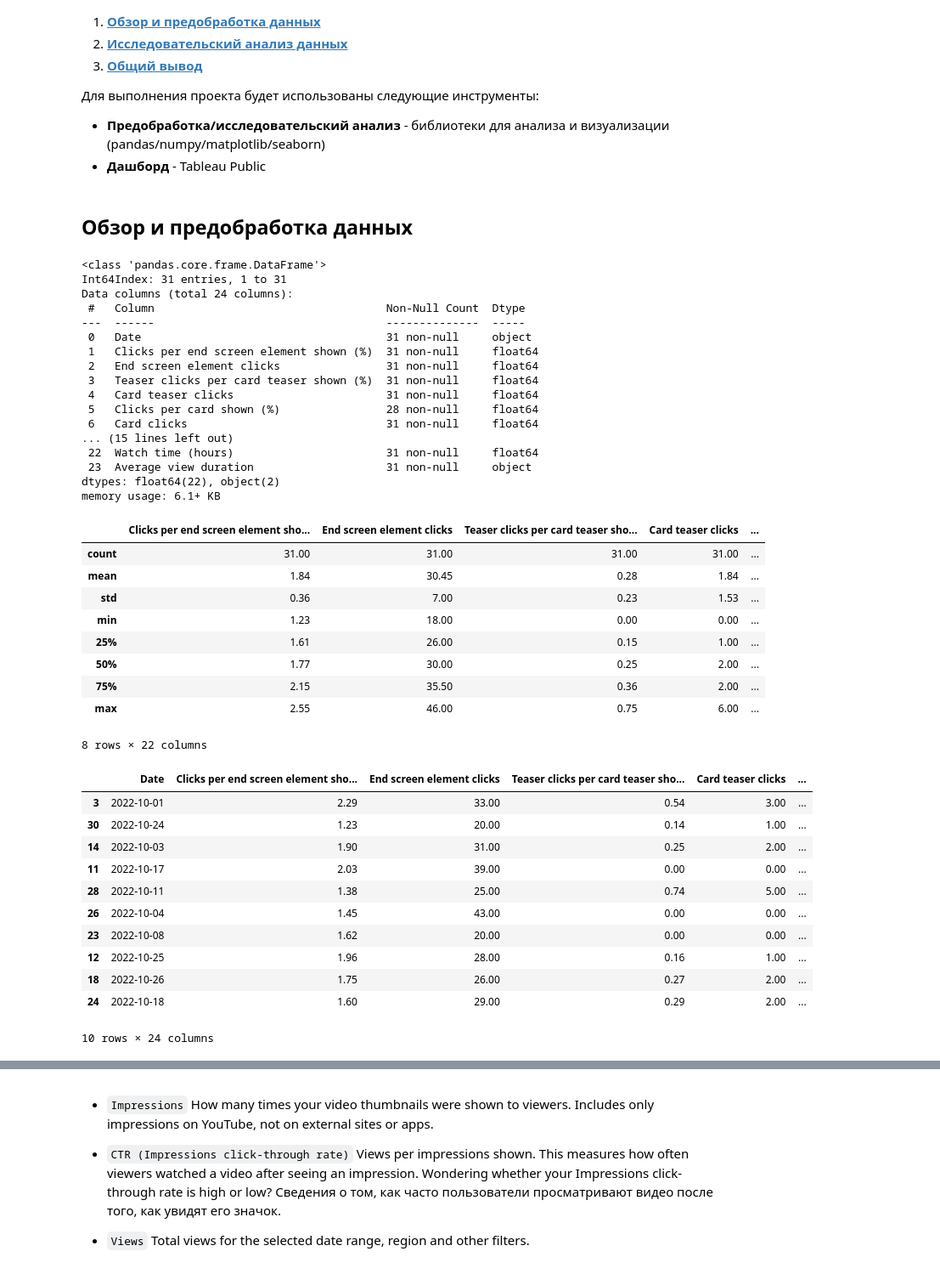
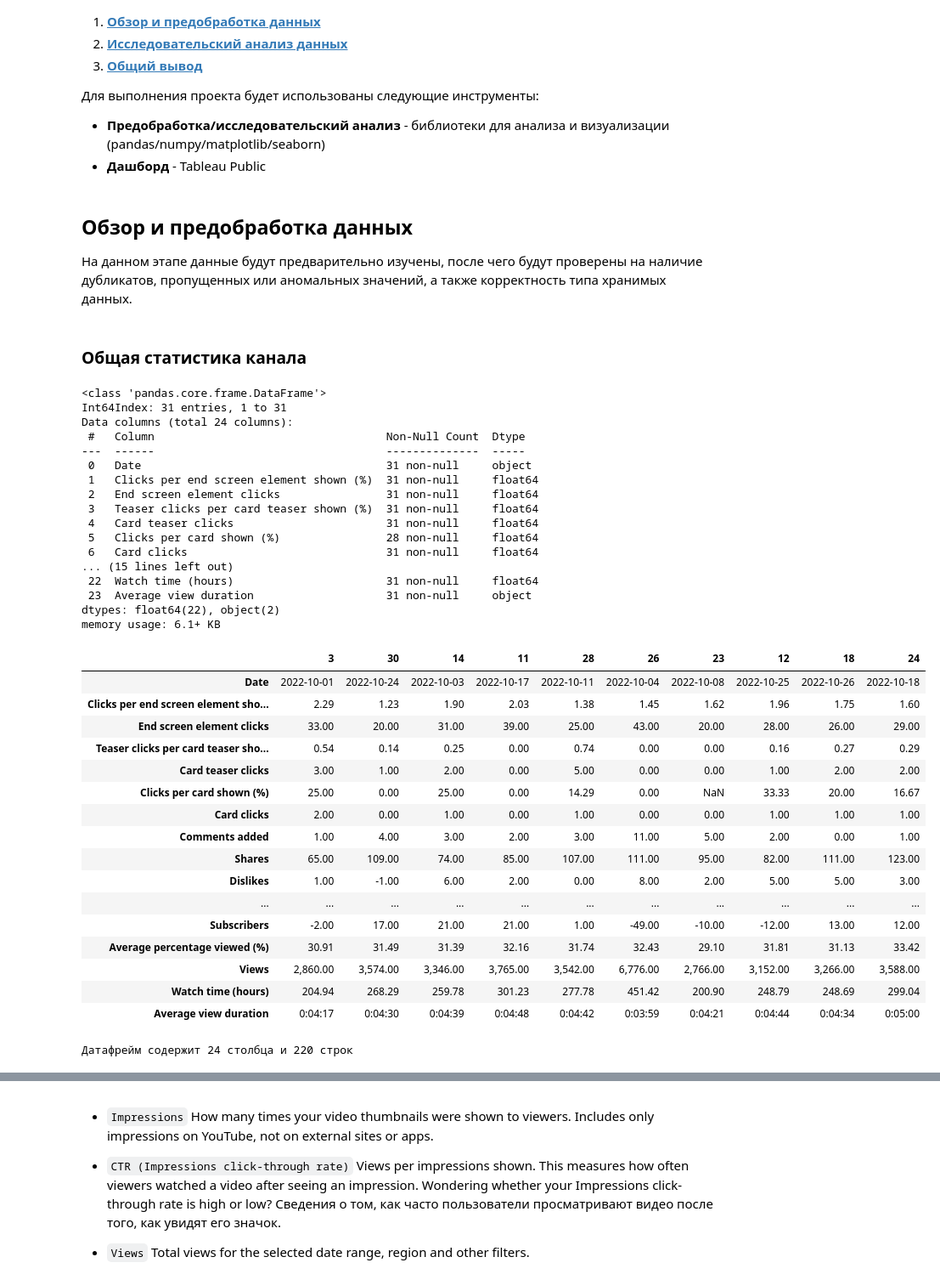
Before and after one commit to dmitry-filimonov/Pet-Projects, a Jupyter notebook: youtube_analytics/Анализ метрик AIDA для Youtube канала.ipynb, the cells around one changed output, grey strips where cells are left out. Shown at 85% size. Cells and saved outputs as stored; diff of their text form; code cells hidden in the pictures.

```diff
--- a/youtube_analytics/Untitled.ipynb
+++ b/youtube_analytics/Анализ метрик AIDA для Youtube канала.ipynb
@@ -24,6 +24,7 @@
 # %% [markdown]
 <a id='1'></a>
 ## Обзор и предобработка данных
+На данном этапе данные будут предварительно изучены, после чего будут проверены на наличие дубликатов, пропущенных или аномальных значений, а также корректность типа хранимых данных.
 # %%
 # импортируем библиотеки для работы с данными
 
@@ -45,52 +46,50 @@ plt.rcParams['figure.figsize'] = [15, 5]
 
 import os
 os.chdir('C:\\Users\\dmitr\\GitHub\\Pet-Projects\\datasets')
+# %% [markdown]
+### Общая статистика канала
 # %%
-# загружаем первый датафрейм (общая статистика канала), выводим общую информацию, описательную статистику 10 случайных строк
+# загружаем первый датафрейм (общая статистика канала), выводим общую информацию и 10 случайных строк
 # первая строка в сырых данных содержит итоги столбцов, исключим её из выгрузки
 
 overall = pd.read_excel('youtube_overall_october.xlsx').drop(index=0)
 
 overall.info()
-display(overall.describe())
-overall.sample(10, random_state=0)
+display(overall.sample(10, random_state=0).T)
+print(f'Датафрейм содержит {content.shape[1]} столбца и {content.shape[0]} строк')
 # %% [output]
 <class 'pandas.core.frame.DataFrame'>
 Int64Index: 31 entries, 1 to 31
 Data columns (total 24 columns):
  #   Column                                   Non-Null Count  Dtype
 ---  ------                                   --------------  -----
  0   Date                                     31 non-null     object
  1   Clicks per end screen element shown (%)  31 non-null     float64
  2   End screen element clicks                31 non-null     float64
  3   Teaser clicks per card teaser shown (%)  31 non-null     float64
  4   Card teaser clicks                       31 non-null     float64
  5   Clicks per card shown (%)                28 non-null     float64
  6   Card clicks                              31 non-null     float64
 ... (15 lines left out)
  22  Watch time (hours)                       31 non-null     float64
  23  Average view duration                    31 non-null     object
 dtypes: float64(22), object(2)
 memory usage: 6.1+ KB
-|  | Clicks per end screen element sho... | End screen element clicks | Teaser clicks per card teaser sho... | Card teaser clicks | ... |
-| count | 31.00 | 31.00 | 31.00 | 31.00 | ... |
-| mean | 1.84 | 30.45 | 0.28 | 1.84 | ... |
-| std | 0.36 | 7.00 | 0.23 | 1.53 | ... |
-| min | 1.23 | 18.00 | 0.00 | 0.00 | ... |
-| 25% | 1.61 | 26.00 | 0.15 | 1.00 | ... |
-| 50% | 1.77 | 30.00 | 0.25 | 2.00 | ... |
-| 75% | 2.15 | 35.50 | 0.36 | 2.00 | ... |
-| max | 2.55 | 46.00 | 0.75 | 6.00 | ... |
+|  | 3 | 30 | 14 | 11 | 28 | 26 | 23 | 12 | 18 | 24 |
+| Date | 2022-10-01 | 2022-10-24 | 2022-10-03 | 2022-10-17 | 2022-10-11 | 2022-10-04 | 2022-10-08 | 2022-10-25 | 2022-10-26 | 2022-10-18 |
+| Clicks per end screen element sho... | 2.29 | 1.23 | 1.90 | 2.03 | 1.38 | 1.45 | 1.62 | 1.96 | 1.75 | 1.60 |
+| End screen element clicks | 33.00 | 20.00 | 31.00 | 39.00 | 25.00 | 43.00 | 20.00 | 28.00 | 26.00 | 29.00 |
+| Teaser clicks per card teaser sho... | 0.54 | 0.14 | 0.25 | 0.00 | 0.74 | 0.00 | 0.00 | 0.16 | 0.27 | 0.29 |
+| Card teaser clicks | 3.00 | 1.00 | 2.00 | 0.00 | 5.00 | 0.00 | 0.00 | 1.00 | 2.00 | 2.00 |
+| Clicks per card shown (%) | 25.00 | 0.00 | 25.00 | 0.00 | 14.29 | 0.00 | NaN | 33.33 | 20.00 | 16.67 |
+| Card clicks | 2.00 | 0.00 | 1.00 | 0.00 | 1.00 | 0.00 | 0.00 | 1.00 | 1.00 | 1.00 |
+| Comments added | 1.00 | 4.00 | 3.00 | 2.00 | 3.00 | 11.00 | 5.00 | 2.00 | 0.00 | 1.00 |
+| Shares | 65.00 | 109.00 | 74.00 | 85.00 | 107.00 | 111.00 | 95.00 | 82.00 | 111.00 | 123.00 |
+| Dislikes | 1.00 | -1.00 | 6.00 | 2.00 | 0.00 | 8.00 | 2.00 | 5.00 | 5.00 | 3.00 |
+| ... | ... | ... | ... | ... | ... | ... | ... | ... | ... | ... |
+| Subscribers | -2.00 | 17.00 | 21.00 | 21.00 | 1.00 | -49.00 | -10.00 | -12.00 | 13.00 | 12.00 |
+| Average percentage viewed (%) | 30.91 | 31.49 | 31.39 | 32.16 | 31.74 | 32.43 | 29.10 | 31.81 | 31.13 | 33.42 |
+| Views | 2,860.00 | 3,574.00 | 3,346.00 | 3,765.00 | 3,542.00 | 6,776.00 | 2,766.00 | 3,152.00 | 3,266.00 | 3,588.00 |
+| Watch time (hours) | 204.94 | 268.29 | 259.78 | 301.23 | 277.78 | 451.42 | 200.90 | 248.79 | 248.69 | 299.04 |
+| Average view duration | 0:04:17 | 0:04:30 | 0:04:39 | 0:04:48 | 0:04:42 | 0:03:59 | 0:04:21 | 0:04:44 | 0:04:34 | 0:05:00 |
-8 rows × 22 columns
+Датафрейм содержит 24 столбца и 220 строк
-|  | Date | Clicks per end screen element sho... | End screen element clicks | Teaser clicks per card teaser sho... | Card teaser clicks | ... |
-| 3 | 2022-10-01 | 2.29 | 33.00 | 0.54 | 3.00 | ... |
-| 30 | 2022-10-24 | 1.23 | 20.00 | 0.14 | 1.00 | ... |
-| 14 | 2022-10-03 | 1.90 | 31.00 | 0.25 | 2.00 | ... |
-| 11 | 2022-10-17 | 2.03 | 39.00 | 0.00 | 0.00 | ... |
-| 28 | 2022-10-11 | 1.38 | 25.00 | 0.74 | 5.00 | ... |
-| 26 | 2022-10-04 | 1.45 | 43.00 | 0.00 | 0.00 | ... |
-| 23 | 2022-10-08 | 1.62 | 20.00 | 0.00 | 0.00 | ... |
-| 12 | 2022-10-25 | 1.96 | 28.00 | 0.16 | 1.00 | ... |
-| 18 | 2022-10-26 | 1.75 | 26.00 | 0.27 | 2.00 | ... |
-| 24 | 2022-10-18 | 1.60 | 29.00 | 0.29 | 2.00 | ... |
-10 rows × 24 columns
```
Also changed, not shown: parts of 8 cells of this notebook, 1 other file.
